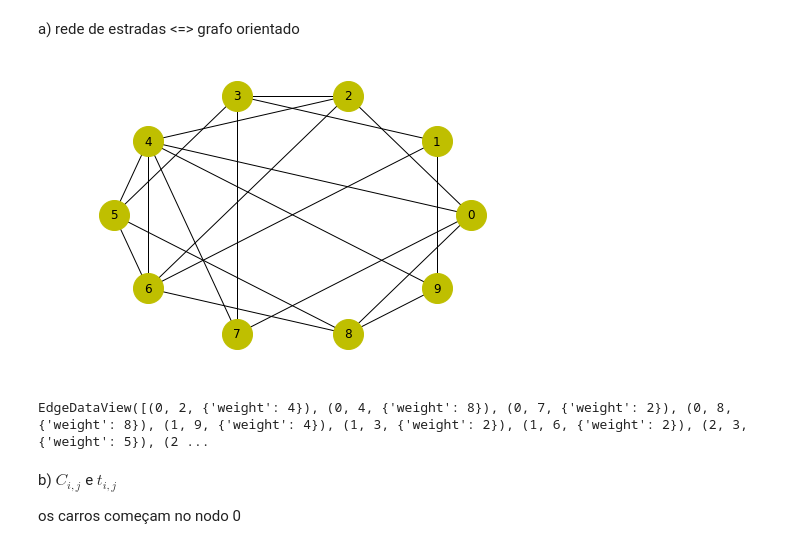
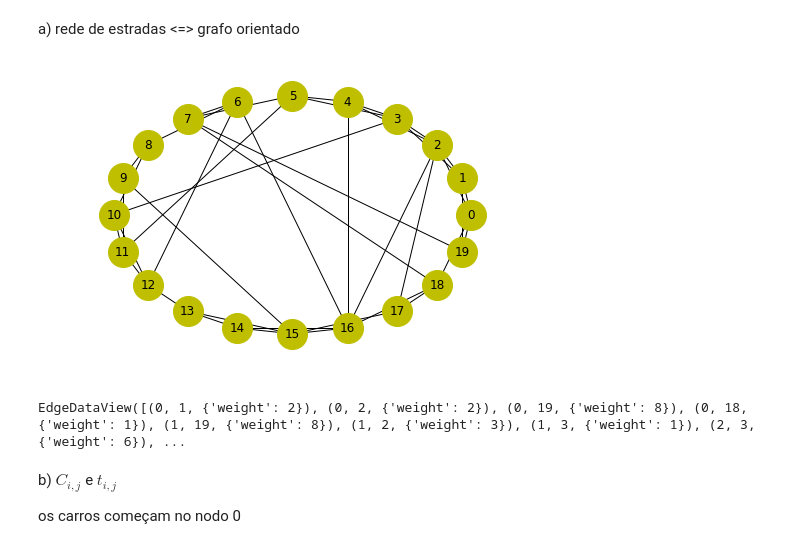
Before and after one commit to AJGQ/Log_Comp, a Jupyter notebook: Trab_1/Untitled.ipynb, the cells around one changed output. Drawn from its saved outputs; the diff is of its cells as text; code cells hidden in the pictures.

```diff
--- a/Trab_1/Untitled.ipynb
+++ b/Trab_1/Untitled.ipynb
@@ -10,25 +10,25 @@ import random
 a) rede de estradas <=> grafo orientado
 # %%
 
-Nodes = 10
+Nodes = 20
 Carros = 3
-NumClientes = 6
+NumClientes = 15
 
 g = ntx.DiGraph()
 g = ntx.connected_watts_strogatz_graph(Nodes,4,0.5)
 
 for i, j in g.edges():
     r = np.random.randint(1,10)
     g.add_edge(i,j,weight = r)
     g.add_edge(j,i,weight = r)
 
 ntx.draw_shell(g,arrows=False,node_size=900,node_color='y',with_labels=True)
 plt.show()
 
 g.edges(data = True)
 # %% [output]
-[figure, old version]
+[figure, new version]
-EdgeDataView([(0, 2, {'weight': 4}), (0, 4, {'weight': 8}), (0, 7, {'weight': 2}), (0, 8, {'weight': 8}), (1, 9, {'weight': 4}), (1, 3, {'weight': 2}), (1, 6, {'weight': 2}), (2, 3, {'weight': 5}), (2 ...
+EdgeDataView([(0, 1, {'weight': 2}), (0, 2, {'weight': 2}), (0, 19, {'weight': 8}), (0, 18, {'weight': 1}), (1, 19, {'weight': 8}), (1, 2, {'weight': 3}), (1, 3, {'weight': 1}), (2, 3, {'weight': 6}), ...
 # %% [markdown]
 b)  $C_{i,j}$ e $t_{i,j}$
 
```
Also changed, not shown: parts of 3 cells of this notebook.
